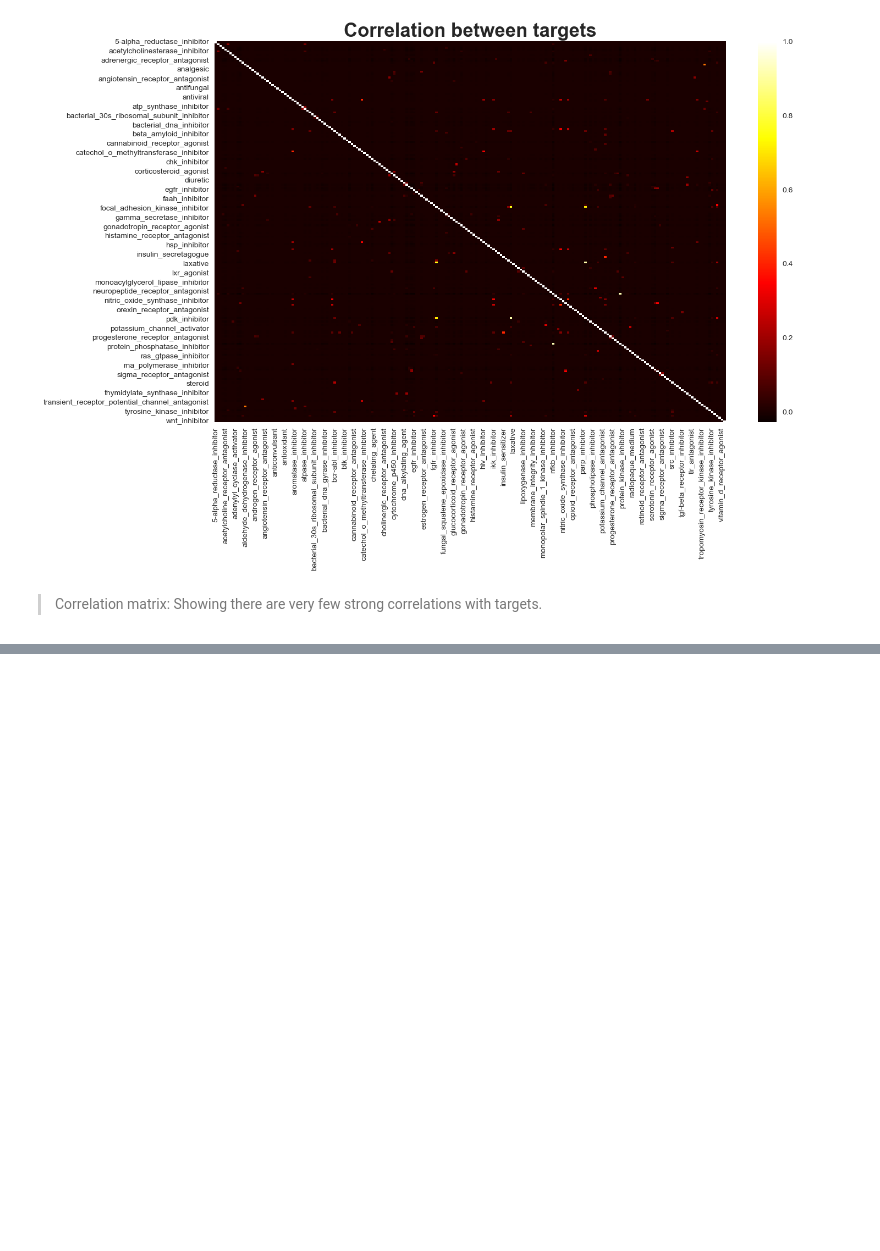
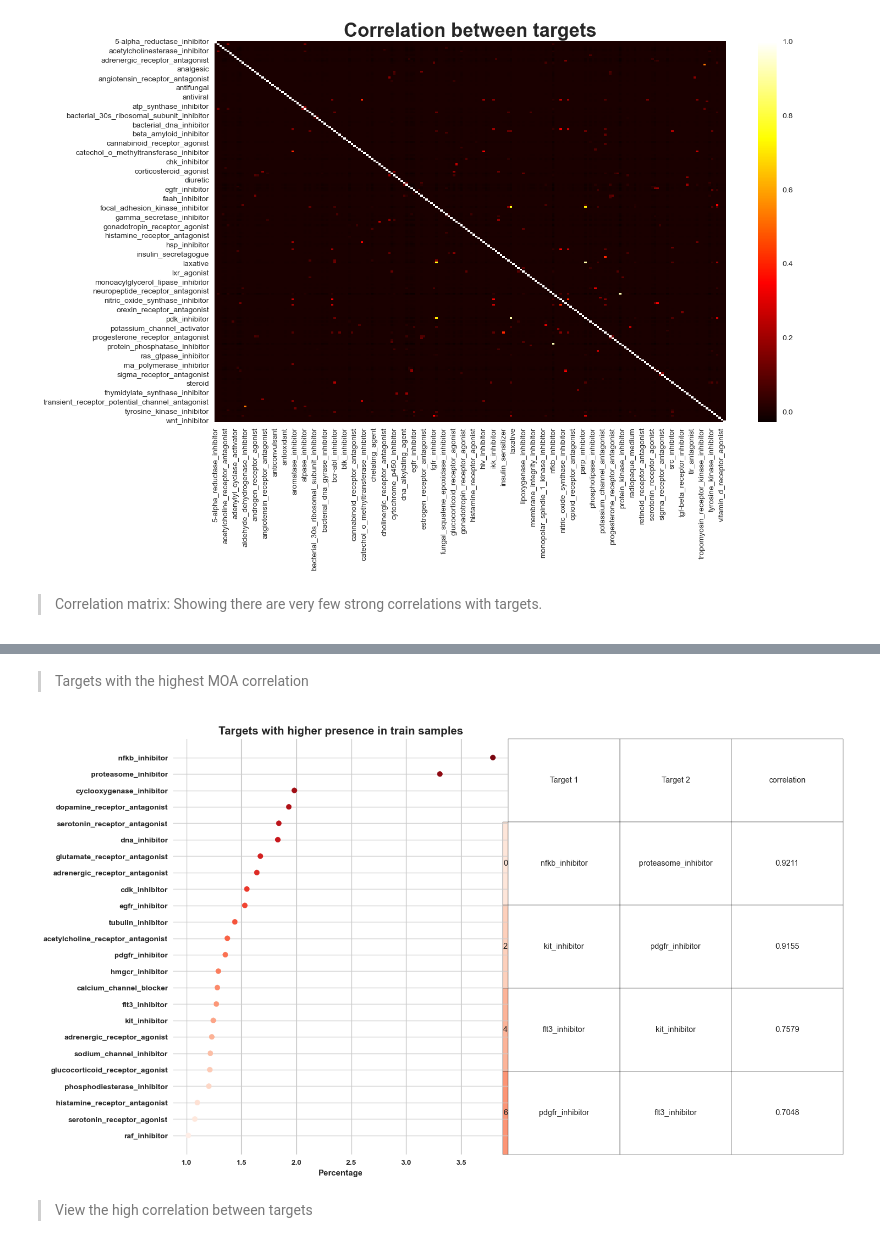
Before and after one commit to mdespinoza/MOA_Project, a Jupyter notebook: code/MOA_Project_Code.ipynb, the cells around one changed output, grey strips where cells are left out. Drawn from its saved outputs; the diff is of its cells as text; code cells hidden in the pictures; blank space fills up the shorter version.

```diff
--- a/code/MOA_Project_Code.ipynb
+++ b/code/MOA_Project_Code.ipynb
@@ -733,3 +733,25 @@ ploth(drugs_tr)
 [figure]
 # %% [markdown]
 > Correlation matrix: Showing there are very few strong correlations with targets.
+# %%
+#Correlation between drugs
+corre= drugs_tr.corr()
+#Unstack the dataframe
+s = corre.unstack()
+so = s.sort_values(kind="quicksort", ascending=False)
+#Create new dataframe
+so2= pd.DataFrame(so).reset_index()
+so2= so2.rename(columns={0: 'correlation', 'level_0':'Target 1', 'level_1': 'Target 2'})
+#Filter out the coef 1 correlation between the same drugs
+so2= so2[so2['correlation'] != 1]
+#Drop pair duplicates
+so2= so2.reset_index()
+pos = [1,3,5,7,9,11,13,15,17,19,21,23,25,27,29,31,33,35]
+so2= so2.drop(so2.index[pos])
+so2= so2.round(decimals=4)
+so2=so2.drop('index', axis=1)
+so3=so2.head(4)
+#Show the first 10 high correlations
+cm = sns.light_palette("Red", as_cmap=True)
+s = so2.head().style.background_gradient(cmap=cm)
+s
@@ -735,0 +765,24 @@ ploth(drugs_tr)
+# %% [markdown]
+> Targets with the highest MOA correlation
+# %%
+plt.figure(figsize=(8,10))
+the_table =plt.table(cellText=so3.values,colWidths = [0.35]*len(so3.columns),
+          rowLabels=so3.index,
+          colLabels=so3.columns
+          ,cellLoc = 'center', rowLoc = 'center',
+          loc='left', edges='closed', bbox=(1,0, 1, 1)
+         ,rowColours=sns.color_palette('Reds',10))
+the_table.auto_set_font_size(False)
+the_table.set_fontsize(10.5)
+the_table.scale(2, 2)
+average_filtered.sort_values('percentage', inplace=True)
+plt.scatter(average_filtered['percentage'], average_filtered['drug'], color=sns.color_palette('Reds',len(average_filtered)))
+plt.title('Targets with higher presence in train samples', weight='bold', fontsize=15)
+plt.xlabel('Percentage', weight='bold')
+plt.xticks(weight='bold')
+plt.yticks(weight='bold')
+plt.show()
+# %% [output]
+[figure, added]
+# %% [markdown]
+> View the high correlation between targets
```
Also changed, not shown: parts of 1 cell of this notebook.
